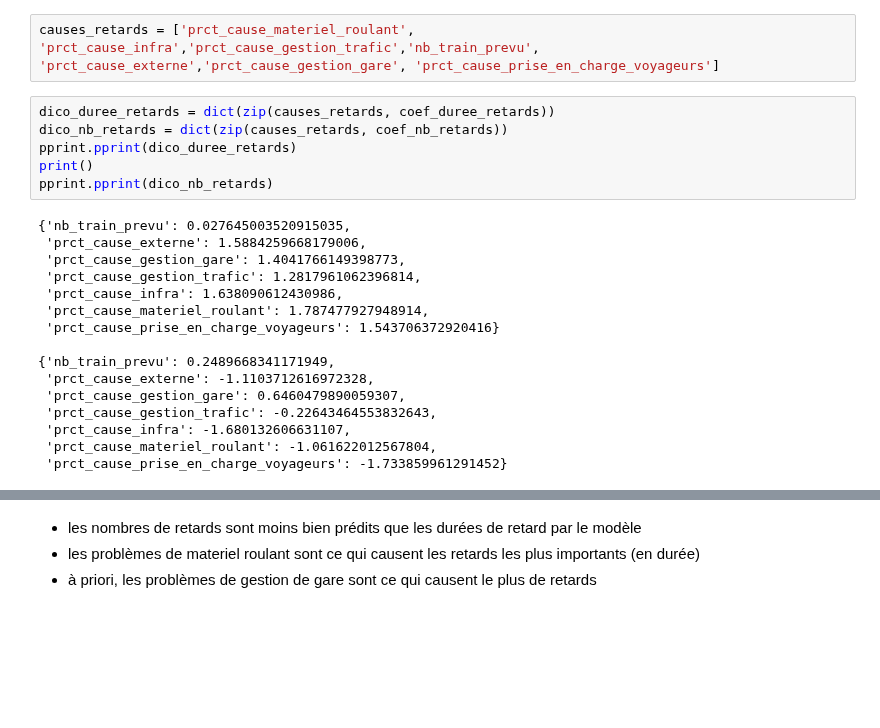
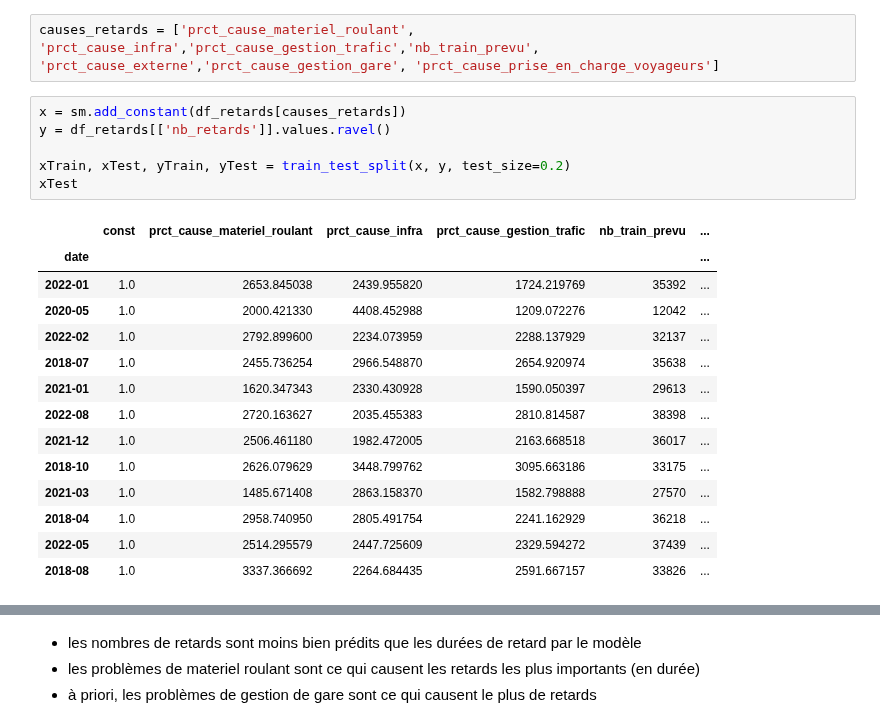
Before and after one commit to DiegoRenaud/Exercice, a Jupyter notebook: Retards_causes_reg.ipynb, the cells around one changed output, grey strips where cells are left out. Saved outputs shown, nothing was run; the diff lists cells and outputs as text; blank space fills up the shorter version.

```diff
--- a/Retards_causes_reg.ipynb
+++ b/Retards_causes_reg.ipynb
@@ -178,25 +310,24 @@ plt.scatter(yTrain, epsilon)
 <font color='blue'> **Autre regression : le nombre de retards** </font>
 # %%
 causes_retards = ['prct_cause_materiel_roulant', 'prct_cause_infra','prct_cause_gestion_trafic','nb_train_prevu', 'prct_cause_externe','prct_cause_gestion_gare', 'prct_cause_prise_en_charge_voyageurs']
-# %%
-dico_duree_retards = dict(zip(causes_retards, coef_duree_retards))
-dico_nb_retards = dict(zip(causes_retards, coef_nb_retards))
-pprint.pprint(dico_duree_retards)
-print()
-pprint.pprint(dico_nb_retards)
-# %% [output]
-{'nb_train_prevu': 0.027645003520915035,
- 'prct_cause_externe': 1.5884259668179006,
- 'prct_cause_gestion_gare': 1.4041766149398773,
- 'prct_cause_gestion_trafic': 1.2817961062396814,
- 'prct_cause_infra': 1.638090612430986,
- 'prct_cause_materiel_roulant': 1.787477927948914,
- 'prct_cause_prise_en_charge_voyageurs': 1.543706372920416}
-
-{'nb_train_prevu': 0.2489668341171949,
- 'prct_cause_externe': -1.1103712616972328,
- 'prct_cause_gestion_gare': 0.6460479890059307,
- 'prct_cause_gestion_trafic': -0.22643464553832643,
- 'prct_cause_infra': -1.680132606631107,
- 'prct_cause_materiel_roulant': -1.061622012567804,
- 'prct_cause_prise_en_charge_voyageurs': -1.733859961291452}
+# %%
+x = sm.add_constant(df_retards[causes_retards])
+y = df_retards[['nb_retards']].values.ravel()
+
+xTrain, xTest, yTrain, yTest = train_test_split(x, y, test_size=0.2)
+xTest
+# %% [output]
+|  | const | prct_cause_materiel_roulant | prct_cause_infra | prct_cause_gestion_trafic | nb_train_prevu | ... |
+| date |  |  |  |  |  | ... |
+| 2022-01 | 1.0 | 2653.845038 | 2439.955820 | 1724.219769 | 35392 | ... |
+| 2020-05 | 1.0 | 2000.421330 | 4408.452988 | 1209.072276 | 12042 | ... |
+| 2022-02 | 1.0 | 2792.899600 | 2234.073959 | 2288.137929 | 32137 | ... |
+| 2018-07 | 1.0 | 2455.736254 | 2966.548870 | 2654.920974 | 35638 | ... |
+| 2021-01 | 1.0 | 1620.347343 | 2330.430928 | 1590.050397 | 29613 | ... |
+| 2022-08 | 1.0 | 2720.163627 | 2035.455383 | 2810.814587 | 38398 | ... |
+| 2021-12 | 1.0 | 2506.461180 | 1982.472005 | 2163.668518 | 36017 | ... |
+| 2018-10 | 1.0 | 2626.079629 | 3448.799762 | 3095.663186 | 33175 | ... |
+| 2021-03 | 1.0 | 1485.671408 | 2863.158370 | 1582.798888 | 27570 | ... |
+| 2018-04 | 1.0 | 2958.740950 | 2805.491754 | 2241.162929 | 36218 | ... |
+| 2022-05 | 1.0 | 2514.295579 | 2447.725609 | 2329.594272 | 37439 | ... |
+| 2018-08 | 1.0 | 3337.366692 | 2264.684435 | 2591.667157 | 33826 | ... |
```
Also changed, not shown: parts of 26 cells of this notebook.
